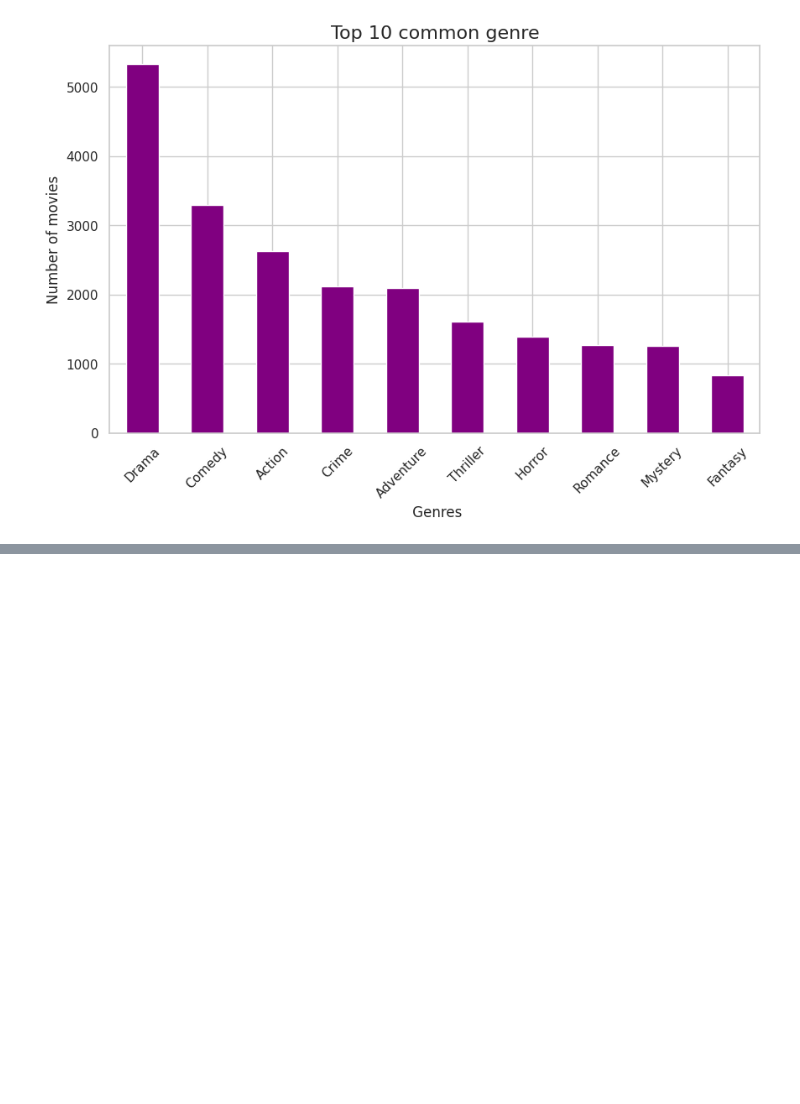
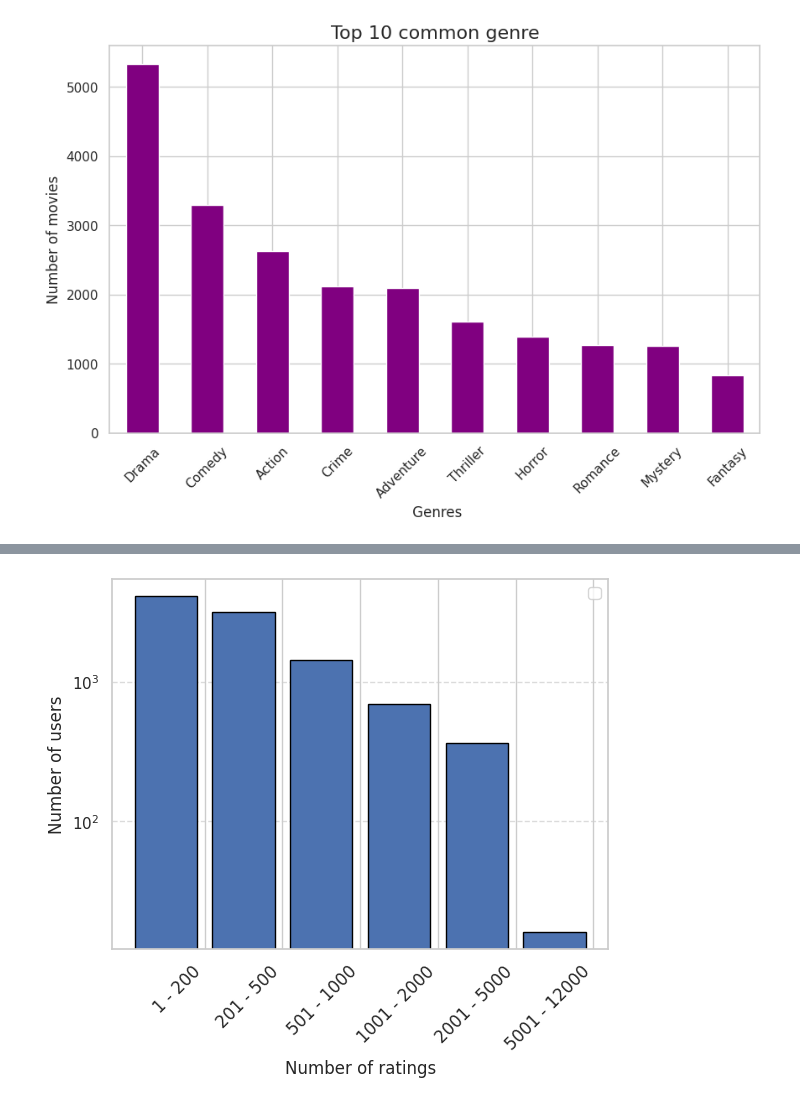
Before and after one commit to thanh309/film-finder, a Jupyter notebook: code/EDA_VIsual.ipynb, the cells around one changed output, grey strips where cells are left out. Drawn from its saved outputs; the diff is of its cells as text; code cells hidden in the pictures; blank space fills up the shorter version.

```diff
--- a/code/EDA_VIsual.ipynb
+++ b/code/EDA_VIsual.ipynb
@@ -6,7 +8,7 @@ import matplotlib.pyplot as plt
 # %%
 RESOURCE_PATH = os.path.join('../','resources')
 FILM_PATH = os.path.join(RESOURCE_PATH, 'data', 'split_film_data')
-RATINGS_PATH = os.path.join(RESOURCE_PATH, 'data', 'split_film_data')
+RATINGS_PATH = os.path.join(RESOURCE_PATH, 'data', 'split_ratings')
 csv_files = [
     'film_data_part1.csv',
     'film_data_part2.csv',
@@ -107,0 +121,19 @@ plt.show()
+# %%
+rating_files = [f'ratings_part_{i}.txt' for i in range(1, 11)]
+ratings_dataframes = []
+
+# Đọc từng tệp .txt và thêm vào danh sách
+for file in rating_files:
+    file_path = os.path.join(RATINGS_PATH, file)
+    try:
+        # Đọc tệp .txt với dấu phân cách ',' (CSV)
+        df = pd.read_csv(file_path, delimiter=',', header=None, names=['film_id', 'user_id', 'rating'])
+        ratings_dataframes.append(df)
+    except Exception as e:
+        print(f"Không thể đọc file {file}: {e}")
+
+# Gộp tất cả DataFrame thành một DataFrame duy nhất
+ratings_data = pd.concat(ratings_dataframes, ignore_index=True)
+
+# Kiểm tra kết quả
+print(ratings_data.head())
@@ -107,0 +184,21 @@ plt.show()
+# %%
+
+user_rating_count = ratings_data['user_id'].value_counts().to_numpy()
+bins = [0,200, 500, 1000, 2000, 5000, 12000]
+hist, bin_edges = np.histogram(user_rating_count,bins)
+
+fig,ax = plt.subplots()
+bar_width = 0.8
+ax.bar(range(len(hist)),hist,width=bar_width,edgecolor='black')
+
+ax.set_xticks([0.5+i for i,j in enumerate(hist)])
+ax.set_yscale('log')
+ax.set_xticklabels(['{} - {}'.format(bins[i]+1,bins[i+1]) for i,j in enumerate(hist)], rotation=45, ha='right', fontsize=12)
+
+plt.grid(axis='y', linestyle = '--', alpha = 0.7)
+plt.legend()
+plt.ylabel('Number of users')
+plt.xlabel('Number of ratings')
+plt.show()
+# %% [output]
+[figure, added]
```
Also changed, not shown: parts of 12 cells of this notebook.
